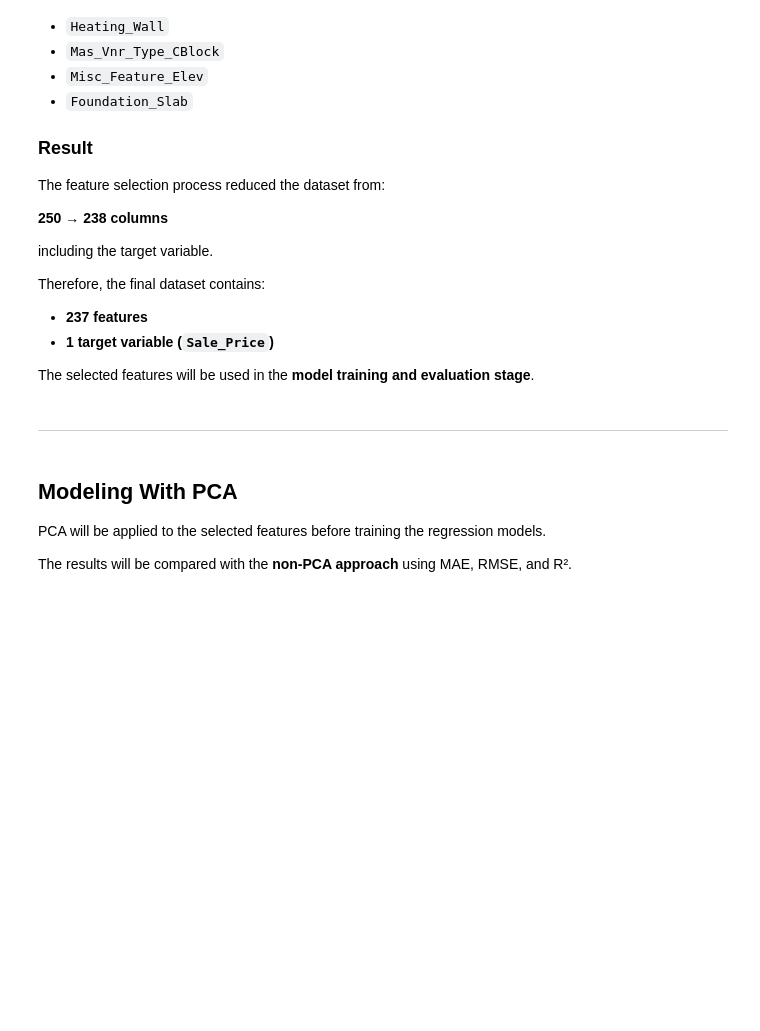
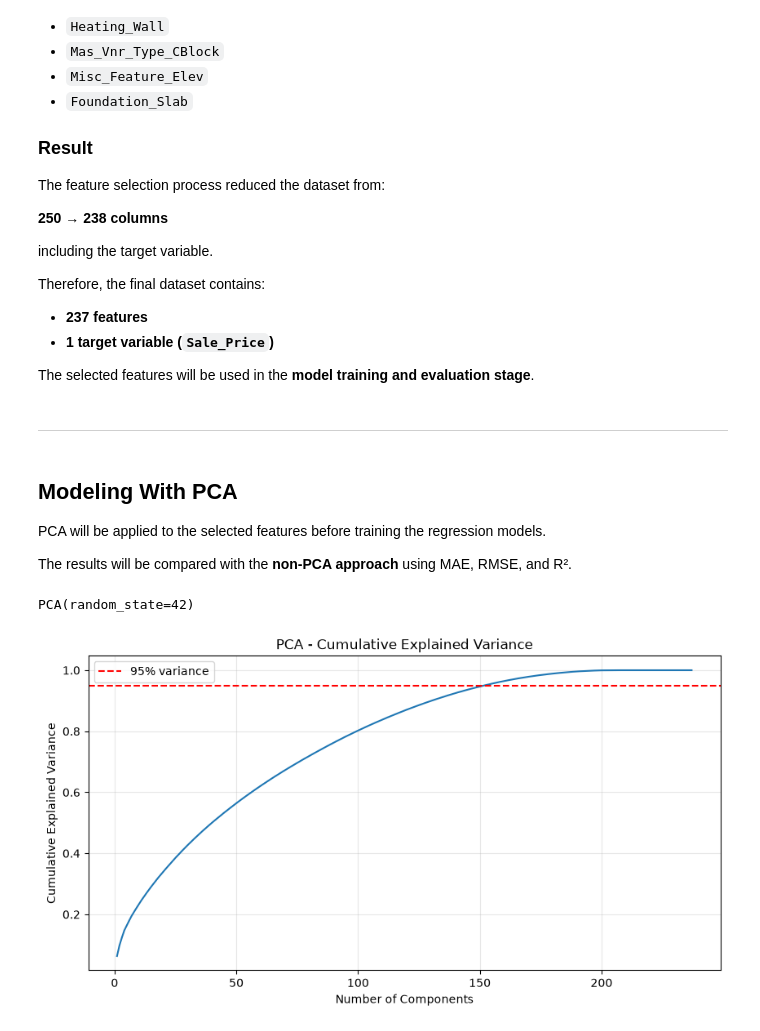
Before and after one commit to Mohamadzf23/ames-housing-price-prediction, a Jupyter notebook: src/ames_housing_price_prediction.ipynb, the cells around one changed output. Saved outputs shown, nothing was run; the diff lists cells and outputs as text; code cells hidden in the pictures; blank space fills up the shorter version.

```diff
--- a/src/ames_housing_price_prediction.ipynb
+++ b/src/ames_housing_price_prediction.ipynb
@@ -2734,0 +2738,28 @@ The results will be compared with the **non-PCA approach** using MAE, RMSE, and
+# %%
+pca = PCA(
+    n_components=None,
+    iterated_power='auto',
+    n_oversamples=10,
+    random_state=42
+)
+# %%
+pca.fit(X_train_scaled, y_train)
+# %% [output]
+PCA(random_state=42)
+# %%
+cumulative_variance = np.cumsum(pca.explained_variance_ratio_)
+
+plt.figure(figsize=(10, 5))
+plt.plot(
+    range(1, len(cumulative_variance) + 1),
+    cumulative_variance
+)
+plt.axhline(y=0.95, color='red', linestyle='--', label='95% variance')
+plt.xlabel('Number of Components')
+plt.ylabel('Cumulative Explained Variance')
+plt.title('PCA - Cumulative Explained Variance')
+plt.legend()
+plt.grid(alpha=0.3)
+plt.show()
+# %% [output]
+[figure, added]
```
Also changed, not shown: parts of 1 cell of this notebook.
